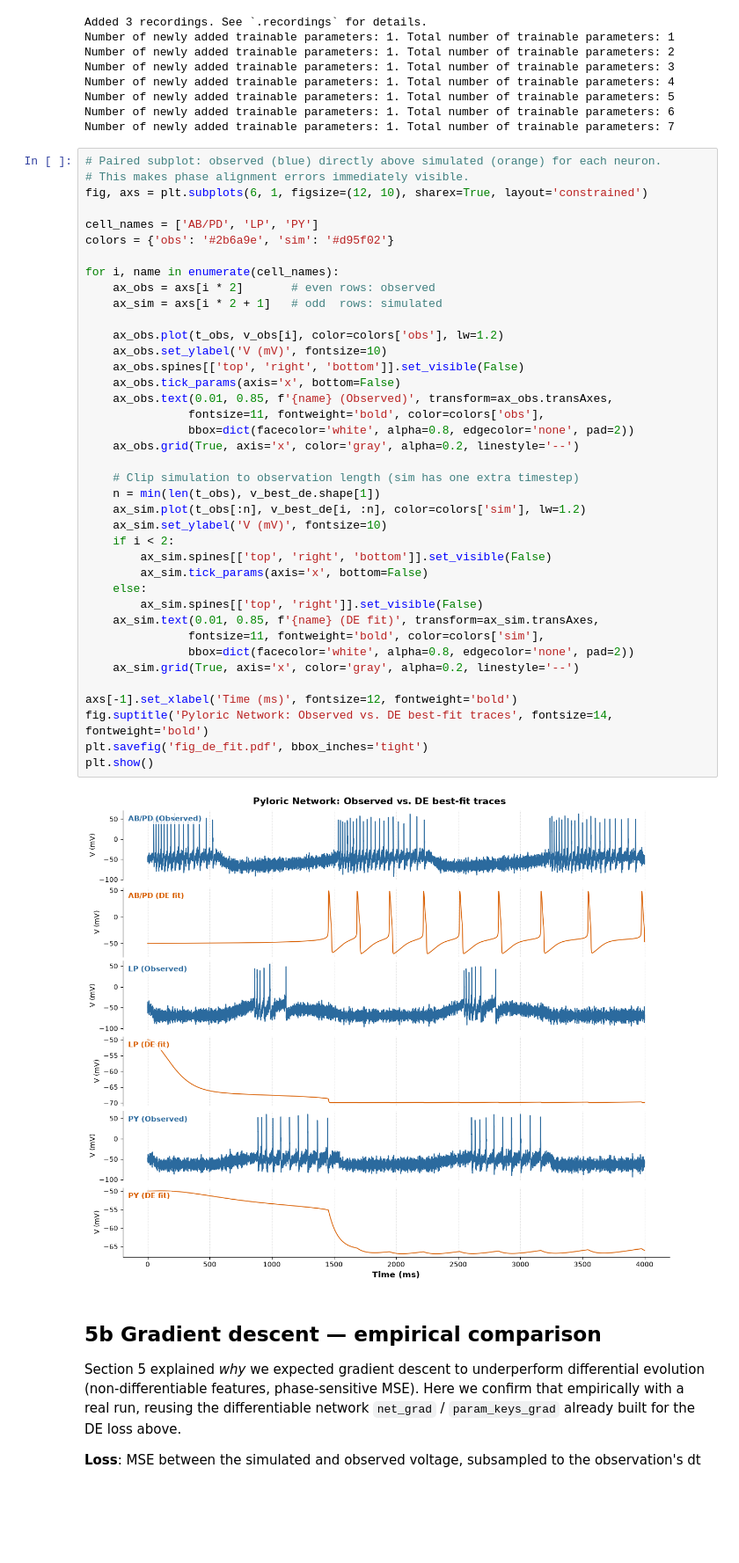
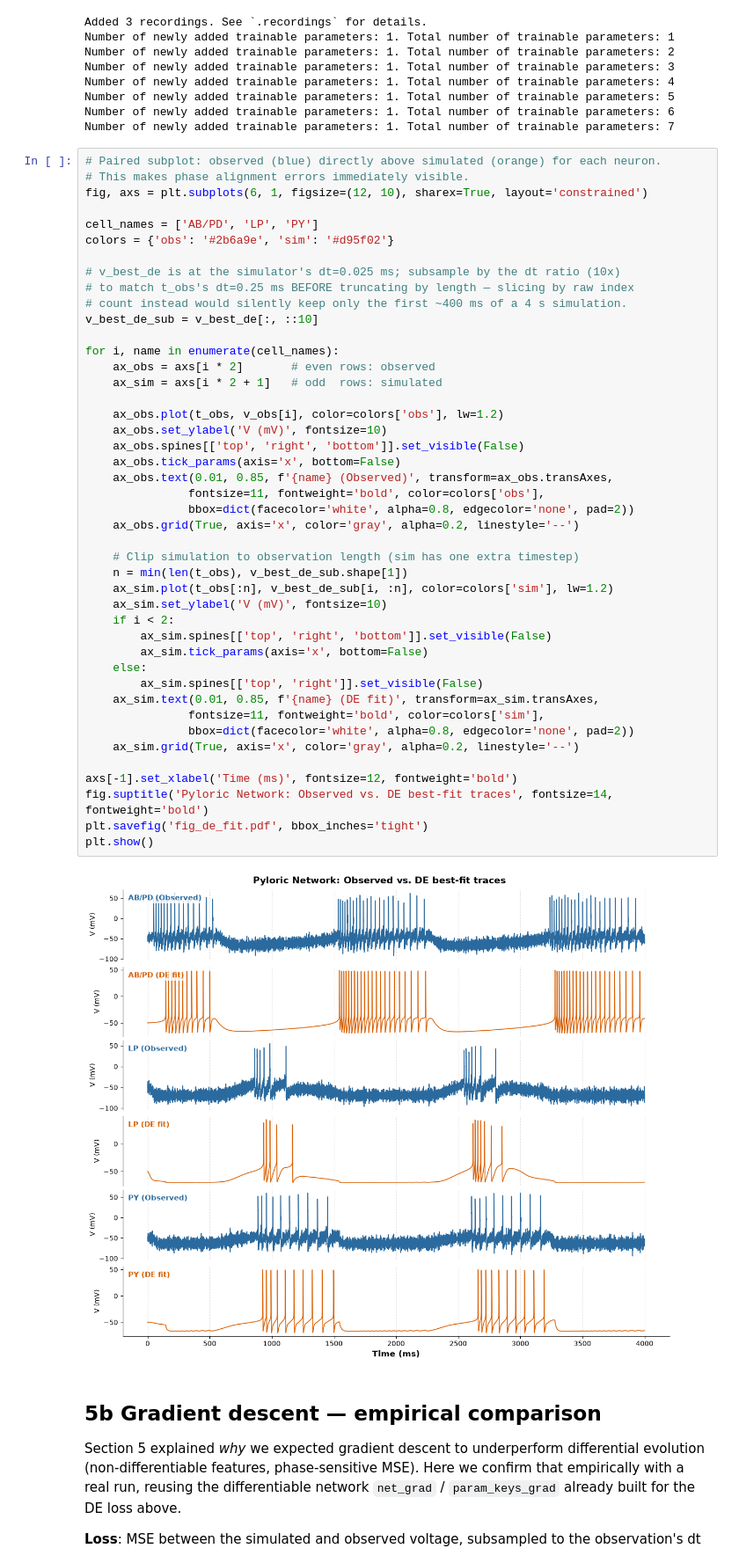
Before and after one commit to A-Potthoff/Neural_Data_Science_project, a Jupyter notebook: notebooks/main.ipynb, the cells around one changed output. Shown at 88% size. Drawn from its saved outputs; the diff is of its cells as text; blank space fills up the shorter version.

```diff
--- a/notebooks/main.ipynb
+++ b/notebooks/main.ipynb
@@ -543,40 +543,45 @@ fig, axs = plt.subplots(6, 1, figsize=(12, 10), sharex=True, layout='constrained
 
 cell_names = ['AB/PD', 'LP', 'PY']
 colors = {'obs': '#2b6a9e', 'sim': '#d95f02'}
+
+# v_best_de is at the simulator's dt=0.025 ms; subsample by the dt ratio (10x)
+# to match t_obs's dt=0.25 ms BEFORE truncating by length — slicing by raw index
+# count instead would silently keep only the first ~400 ms of a 4 s simulation.
+v_best_de_sub = v_best_de[:, ::10]
 
 for i, name in enumerate(cell_names):
     ax_obs = axs[i * 2]       # even rows: observed
     ax_sim = axs[i * 2 + 1]   # odd  rows: simulated
 
     ax_obs.plot(t_obs, v_obs[i], color=colors['obs'], lw=1.2)
     ax_obs.set_ylabel('V (mV)', fontsize=10)
     ax_obs.spines[['top', 'right', 'bottom']].set_visible(False)
     ax_obs.tick_params(axis='x', bottom=False)
     ax_obs.text(0.01, 0.85, f'{name} (Observed)', transform=ax_obs.transAxes,
                fontsize=11, fontweight='bold', color=colors['obs'],
                bbox=dict(facecolor='white', alpha=0.8, edgecolor='none', pad=2))
     ax_obs.grid(True, axis='x', color='gray', alpha=0.2, linestyle='--')
 
     # Clip simulation to observation length (sim has one extra timestep)
-    n = min(len(t_obs), v_best_de.shape[1])
-    ax_sim.plot(t_obs[:n], v_best_de[i, :n], color=colors['sim'], lw=1.2)
+    n = min(len(t_obs), v_best_de_sub.shape[1])
+    ax_sim.plot(t_obs[:n], v_best_de_sub[i, :n], color=colors['sim'], lw=1.2)
     ax_sim.set_ylabel('V (mV)', fontsize=10)
     if i < 2:
         ax_sim.spines[['top', 'right', 'bottom']].set_visible(False)
         ax_sim.tick_params(axis='x', bottom=False)
     else:
         ax_sim.spines[['top', 'right']].set_visible(False)
     ax_sim.text(0.01, 0.85, f'{name} (DE fit)', transform=ax_sim.transAxes,
                fontsize=11, fontweight='bold', color=colors['sim'],
                bbox=dict(facecolor='white', alpha=0.8, edgecolor='none', pad=2))
     ax_sim.grid(True, axis='x', color='gray', alpha=0.2, linestyle='--')
 
 axs[-1].set_xlabel('Time (ms)', fontsize=12, fontweight='bold')
 fig.suptitle('Pyloric Network: Observed vs. DE best-fit traces', fontsize=14, fontweight='bold')
 plt.savefig('fig_de_fit.pdf', bbox_inches='tight')
 plt.show()
 # %% [output]
-[figure, old version]
+[figure, new version]
 # %% [markdown]
 ## 5b  Gradient descent — empirical comparison
 
```
Also changed, not shown: parts of 11 cells of this notebook, 10 other files.
